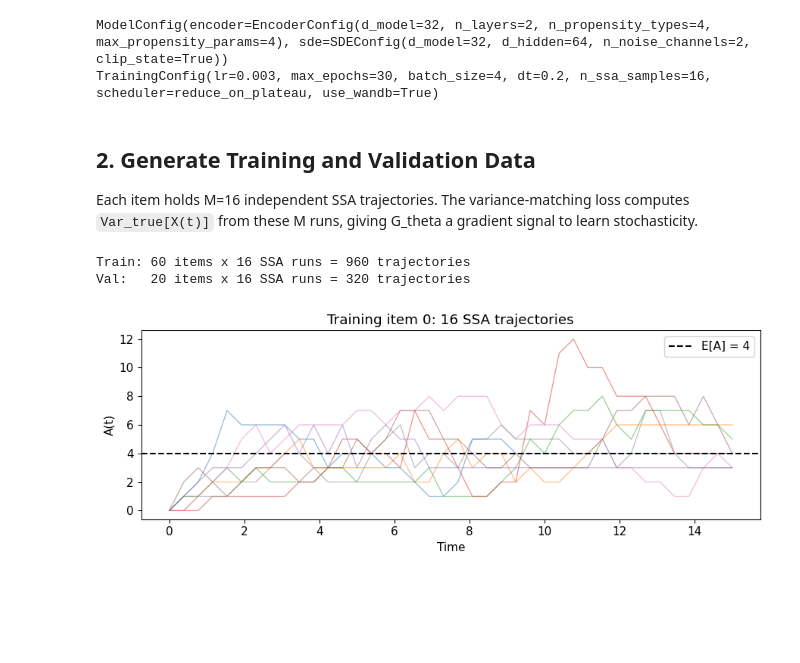
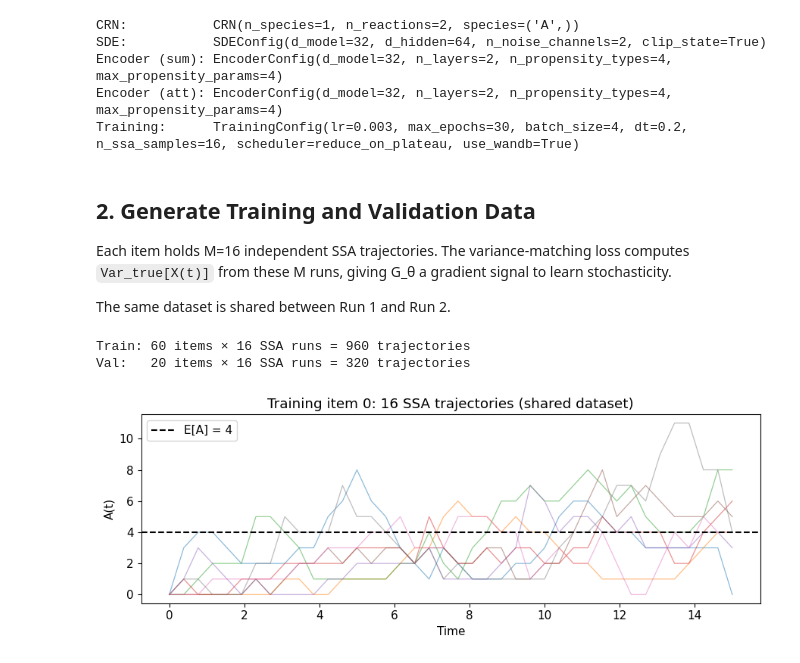
Before and after one commit to Mijan/CRN_Surrogate, a Jupyter notebook: notebooks/03_training.ipynb, the cells around one changed output. Cells and saved outputs as stored; diff of their text form; code cells hidden in the pictures; blank space fills up the shorter version.

```diff
--- a/notebooks/03_training.ipynb
+++ b/notebooks/03_training.ipynb
@@ -30,15 +38,18 @@ from crn_surrogate.configs.model_config import ModelConfig, EncoderConfig, SDECo
 from crn_surrogate.configs.training_config import TrainingConfig, SchedulerType
 from crn_surrogate.crn.examples import birth_death
 
+# ── CRN ────────────────────────────────────────────────────────────────────────
 crn = birth_death(k_birth=2.0, k_death=0.5)   # stationary mean = variance = 4
 
-model_config = ModelConfig(
-    encoder=EncoderConfig(d_model=32, n_layers=2),
-    # from_crn sets n_noise_channels = n_reactions = 2
-    sde=SDEConfig.from_crn(crn, d_model=32, d_hidden=64, clip_state=True),
-)
+# ── SDE config (shared — same architecture for both runs) ──────────────────────
+sde_config = SDEConfig.from_crn(crn, d_model=32, d_hidden=64, clip_state=True)
 
-train_config = TrainingConfig(
+# ── Encoder configs — one per run ──────────────────────────────────────────────
+encoder_config_sum = EncoderConfig(d_model=32, n_layers=2, use_attention=False)
+encoder_config_att = EncoderConfig(d_model=32, n_layers=2, use_attention=True)
+
+# ── Training config (shared — only wandb_run_name differs) ────────────────────
+_train_kwargs = dict(
     lr=3e-3,
     max_epochs=30,
     batch_size=4,
@@ -50,19 +61,29 @@ train_config = TrainingConfig(
     scheduler_type=SchedulerType.REDUCE_ON_PLATEAU,
     use_wandb=True,
     wandb_project="crn_surrogate",
-    wandb_run_name="birth_death_test",
 )
 
-print(model_config)
-print(train_config)
+train_config_sum = TrainingConfig(**_train_kwargs, wandb_run_name="birth_death_sum")
+train_config_att = TrainingConfig(**_train_kwargs, wandb_run_name="birth_death_attentive")
+
+print(f"CRN:           {crn}")
+print(f"SDE:           {sde_config}")
+print(f"Encoder (sum): {encoder_config_sum}")
+print(f"Encoder (att): {encoder_config_att}")
+print(f"Training:      {train_config_sum}")
 # %% [output]
-ModelConfig(encoder=EncoderConfig(d_model=32, n_layers=2, n_propensity_types=4, max_propensity_params=4), sde=SDEConfig(d_model=32, d_hidden=64, n_noise_channels=2, clip_state=True))
-TrainingConfig(lr=0.003, max_epochs=30, batch_size=4, dt=0.2, n_ssa_samples=16, scheduler=reduce_on_plateau, use_wandb=True)
+CRN:           CRN(n_species=1, n_reactions=2, species=('A',))
+SDE:           SDEConfig(d_model=32, d_hidden=64, n_noise_channels=2, clip_state=True)
+Encoder (sum): EncoderConfig(d_model=32, n_layers=2, n_propensity_types=4, max_propensity_params=4)
+Encoder (att): EncoderConfig(d_model=32, n_layers=2, n_propensity_types=4, max_propensity_params=4)
+Training:      TrainingConfig(lr=0.003, max_epochs=30, batch_size=4, dt=0.2, n_ssa_samples=16, scheduler=reduce_on_plateau, use_wandb=True)
 # %% [markdown]
 ## 2. Generate Training and Validation Data
 
 Each item holds M=16 independent SSA trajectories. The variance-matching loss computes
-`Var_true[X(t)]` from these M runs, giving G_theta a gradient signal to learn stochasticity.
+`Var_true[X(t)]` from these M runs, giving G_θ a gradient signal to learn stochasticity.
+
+The same dataset is shared between Run 1 and Run 2.
 # %%
 from crn_surrogate.simulation import GillespieSSA, interpolate_to_grid
 from crn_surrogate.encoder.tensor_repr import crn_to_tensor_repr
@@ -70,59 +91,50 @@ from crn_surrogate.data.dataset import CRNTrajectoryDataset, TrajectoryItem
 
 T_MAX = 15.0
 N_GRID = 40
-M = train_config.n_ssa_samples
+M = train_config_sum.n_ssa_samples
 time_grid = torch.linspace(0.0, T_MAX, N_GRID)
 ssa = GillespieSSA()
 init_state = torch.tensor([0.0])
 crn_repr = crn_to_tensor_repr(crn)
 
 N_TRAIN, N_VAL = 60, 20
 
-def make_items(n):
+def make_items(n: int) -> list[TrajectoryItem]:
     items = []
     for _ in range(n):
-        multi = torch.stack([
-            interpolate_to_grid(
-                ssa.simulate(
-                    stoichiometry=crn.stoichiometry_matrix,
-                    propensity_fn=crn.evaluate_propensities,
-                    initial_state=init_state.clone(),
-                    t_max=T_MAX,
-                ).times,
-                ssa.simulate(
-                    stoichiometry=crn.stoichiometry_matrix,
-                    propensity_fn=crn.evaluate_propensities,
-                    initial_state=init_state.clone(),
-                    t_max=T_MAX,
-                ).states,
-                time_grid,
+        trajs = []
+        for _ in range(M):
+            traj = ssa.simulate(
+                stoichiometry=crn.stoichiometry_matrix,
+                propensity_fn=crn.evaluate_propensities,
+                initial_state=init_state.clone(),
+                t_max=T_MAX,
             )
-            for _ in range(M)
-        ])
+            trajs.append(interpolate_to_grid(traj.times, traj.states, time_grid))
         items.append(TrajectoryItem(
             crn_repr=crn_repr,
             initial_state=init_state.clone(),
-            trajectories=multi,
+            trajectories=torch.stack(trajs),
             times=time_grid,
         ))
     return items
 
 train_dataset = CRNTrajectoryDataset(make_items(N_TRAIN))
 val_dataset   = CRNTrajectoryDataset(make_items(N_VAL))
 
-print(f'Train: {len(train_dataset)} items x {M} SSA runs = {len(train_dataset)*M} trajectories')
-print(f'Val:   {len(val_dataset)} items x {M} SSA runs = {len(val_dataset)*M} trajectories')
+print(f'Train: {len(train_dataset)} items × {M} SSA runs = {len(train_dataset) * M} trajectories')
+print(f'Val:   {len(val_dataset)} items × {M} SSA runs = {len(val_dataset) * M} trajectories')
 
 fig, ax = plt.subplots(figsize=(9, 3.5))
 item = train_dataset[0]
 for m in range(min(8, M)):
     ax.plot(time_grid.numpy(), item.trajectories[m, :, 0].numpy(), alpha=0.5, linewidth=0.9)
 ax.axhline(2.0 / 0.5, color='black', linestyle='--', linewidth=1.5, label='E[A] = 4')
 ax.set_xlabel('Time'); ax.set_ylabel('A(t)')
-ax.set_title(f'Training item 0: {M} SSA trajectories')
+ax.set_title(f'Training item 0: {M} SSA trajectories (shared dataset)')
 ax.legend(); plt.tight_layout(); plt.show()
 # %% [output]
-Train: 60 items x 16 SSA runs = 960 trajectories
-Val:   20 items x 16 SSA runs = 320 trajectories
+Train: 60 items × 16 SSA runs = 960 trajectories
+Val:   20 items × 16 SSA runs = 320 trajectories
-[figure, old version]
+[figure, new version]
 # %% [markdown]
```
Also changed, not shown: parts of 15 cells of this notebook, 1 other file.
